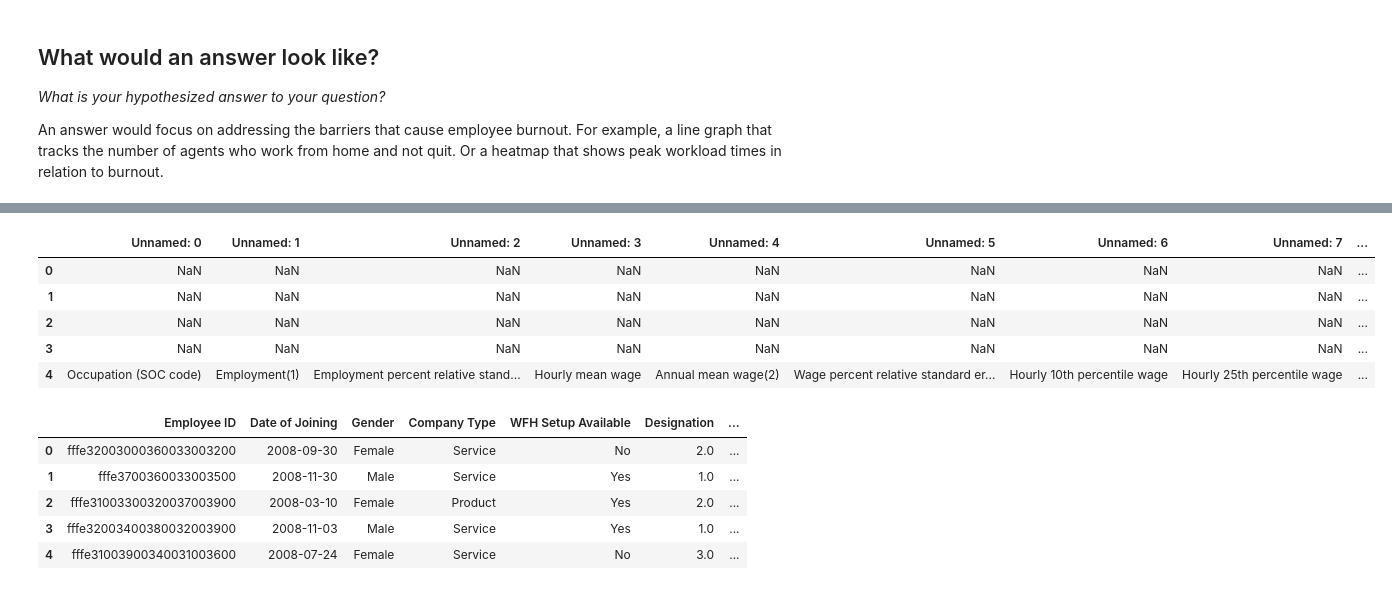
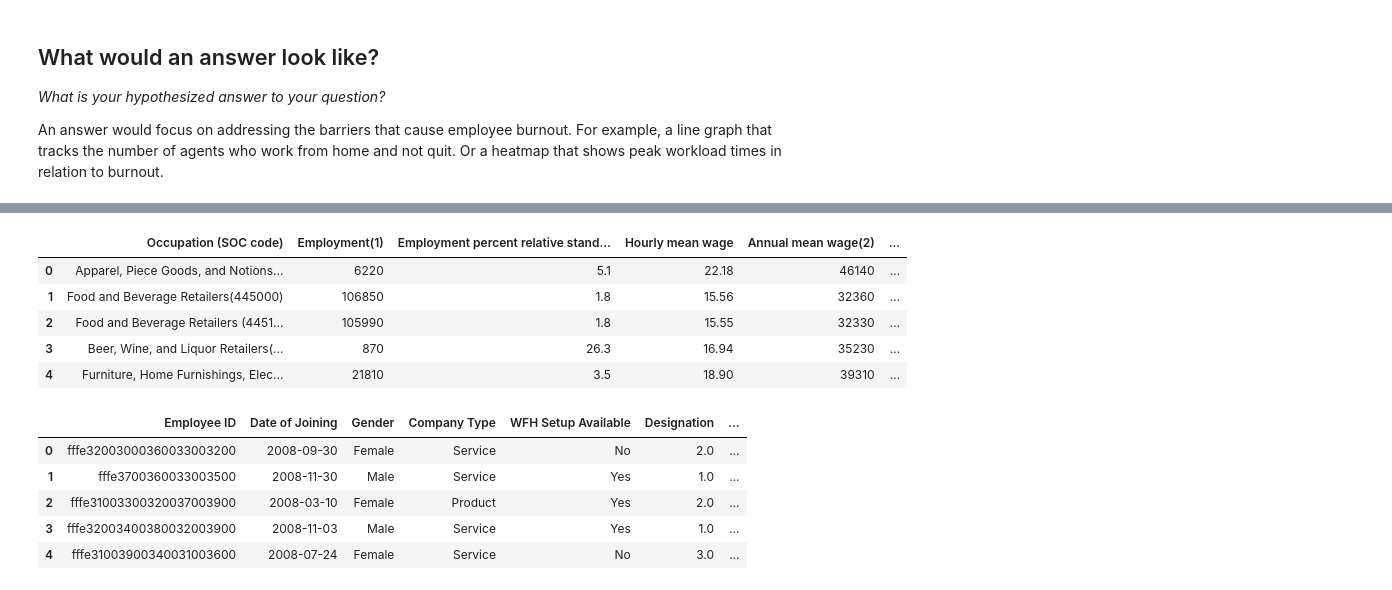
Before and after one commit to IT4063C-Fall24/final-project-cortesne, a Jupyter notebook: source.ipynb, the cells around one changed output, grey strips where cells are left out. Saved outputs shown, nothing was run; the diff lists cells and outputs as text; code cells hidden in the pictures.

Commit message:
I fixed the Turnover and OES Report CSV files; previously, they were not opening probably here. But, I was able to fix them in Excel and readd them here

```diff
--- a/source.ipynb
+++ b/source.ipynb
@@ -33,17 +37,17 @@ The datasets that I am looking at are:
 # %%
 # Occupational Employment and Wage Statisitics, May 2023
 import pandas as pd
 
-df = pd.read_excel('OES_Report.xlsx')
+df = pd.read_csv('OES_Report.csv')
 
 df.head()
 # %% [output]
-|  | Unnamed: 0 | Unnamed: 1 | Unnamed: 2 | Unnamed: 3 | Unnamed: 4 | Unnamed: 5 | Unnamed: 6 | Unnamed: 7 | ... |
-| 0 | NaN | NaN | NaN | NaN | NaN | NaN | NaN | NaN | ... |
-| 1 | NaN | NaN | NaN | NaN | NaN | NaN | NaN | NaN | ... |
-| 2 | NaN | NaN | NaN | NaN | NaN | NaN | NaN | NaN | ... |
-| 3 | NaN | NaN | NaN | NaN | NaN | NaN | NaN | NaN | ... |
-| 4 | Occupation (SOC code) | Employment(1) | Employment percent relative stand... | Hourly mean wage | Annual mean wage(2) | Wage percent relative standard er... | Hourly 10th percentile wage | Hourly 25th percentile wage | ... |
+|  | Occupation (SOC code) | Employment(1) | Employment percent relative stand... | Hourly mean wage | Annual mean wage(2) | ... |
+| 0 | Apparel, Piece Goods, and Notions... | 6220 | 5.1 | 22.18 | 46140 | ... |
+| 1 | Food and Beverage Retailers(445000) | 106850 | 1.8 | 15.56 | 32360 | ... |
+| 2 | Food and Beverage Retailers (4451... | 105990 | 1.8 | 15.55 | 32330 | ... |
+| 3 | Beer, Wine, and Liquor Retailers(... | 870 | 26.3 | 16.94 | 35230 | ... |
+| 4 | Furniture, Home Furnishings, Elec... | 21810 | 3.5 | 18.90 | 39310 | ... |
 # %%
 #Employee Burnout
 train = pd.read_csv("train.csv")
```
Also changed, not shown: parts of 2 cells of this notebook, 3 other files.
